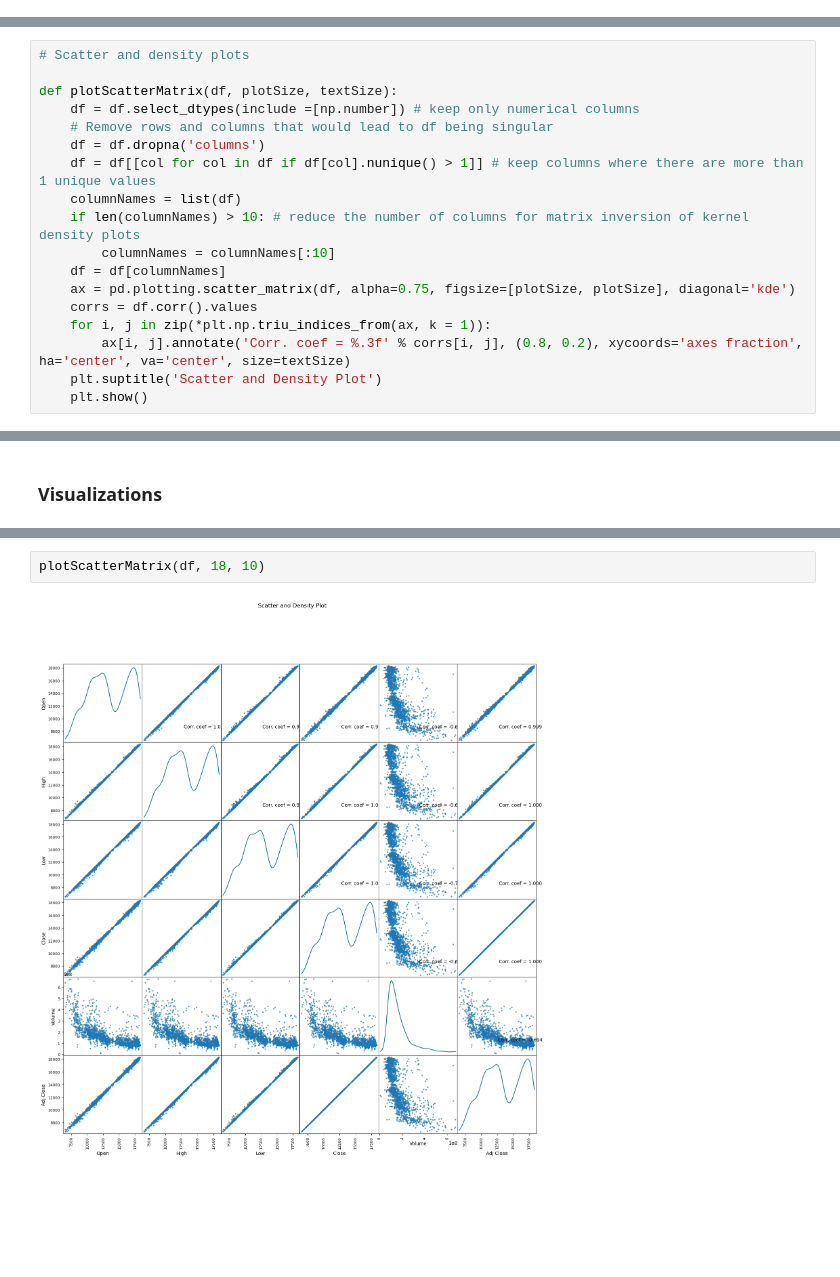
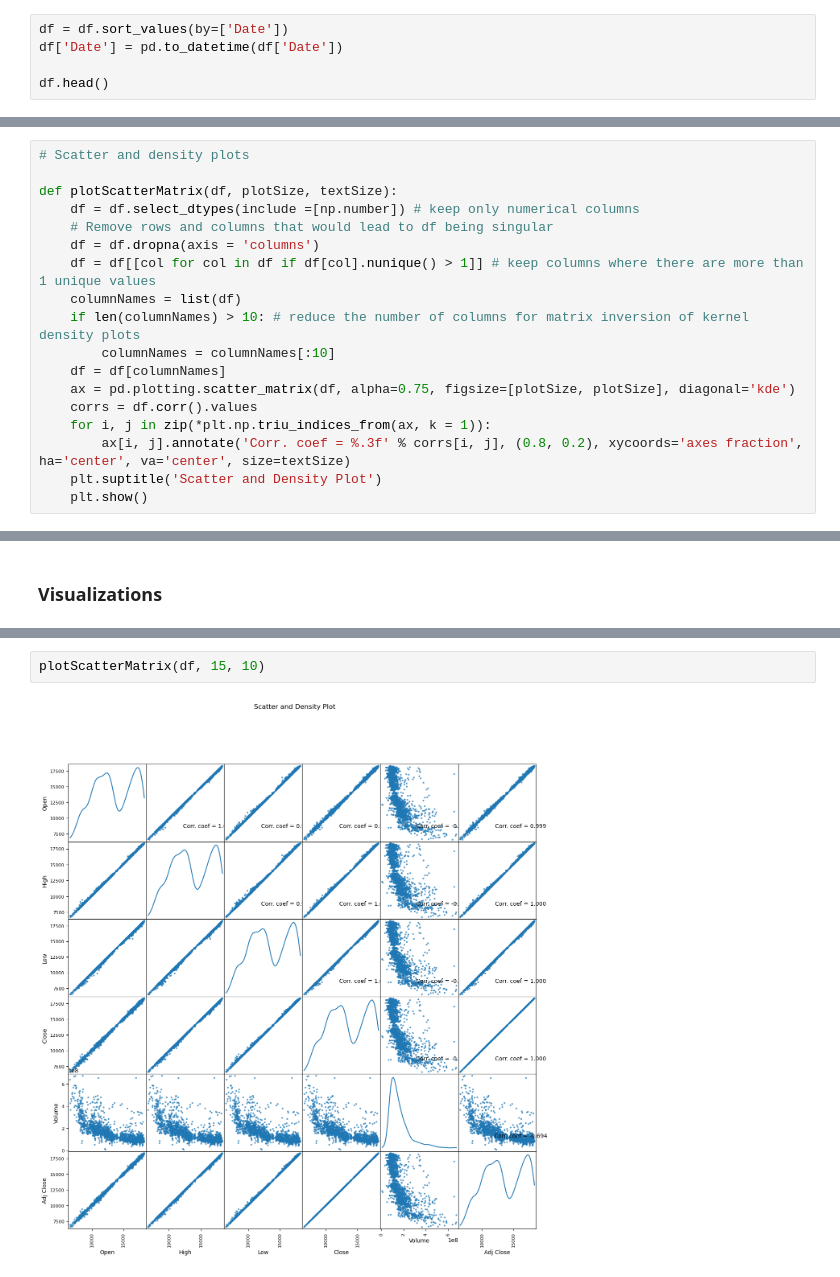
Before and after one commit to 2021sshah/BigDataFinalProject, a Jupyter notebook: djia_visualization.ipynb, the cells around one changed output, grey strips where cells are left out. Drawn from its saved outputs; the diff is of its cells as text; blank space fills up the shorter version.

Commit message:
added djia visualizations

```diff
--- a/djia_visualization.ipynb
+++ b/djia_visualization.ipynb
@@ -29,0 +28,5 @@ df.head()
+# %%
+df = df.sort_values(by=['Date'])
+df['Date'] = pd.to_datetime(df['Date'])
+
+df.head()
@@ -76,7 +91,7 @@ def plotCorrelationMatrix(df, graphWidth):
 def plotScatterMatrix(df, plotSize, textSize):
     df = df.select_dtypes(include =[np.number]) # keep only numerical columns
     # Remove rows and columns that would lead to df being singular
-    df = df.dropna('columns')
+    df = df.dropna(axis = 'columns')
     df = df[[col for col in df if df[col].nunique() > 1]] # keep columns where there are more than 1 unique values
     columnNames = list(df)
     if len(columnNames) > 10: # reduce the number of columns for matrix inversion of kernel density plots
@@ -102,4 +215,4 @@ plotCorrelationMatrix(df, 8)
 # %%
-plotScatterMatrix(df, 18, 10)
+plotScatterMatrix(df, 15, 10)
 # %% [output]
-[figure, old version]
+[figure, new version]
```
Also changed, not shown: parts of 19 cells of this notebook, 1 other file.
